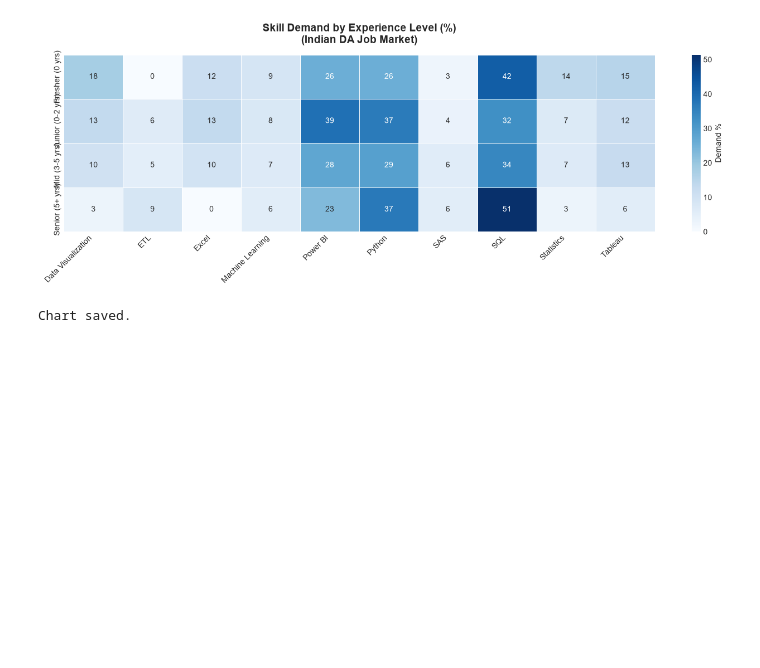
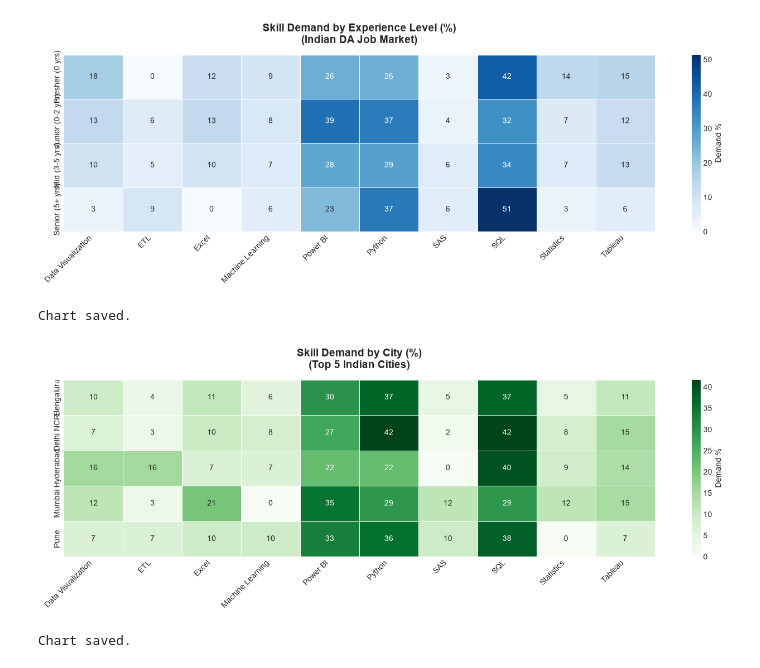
Before and after one commit to AbhishekSohal/Tech-Skill-Demand-Tracker, a Jupyter notebook: notebook/market_analysis.ipynb, the cells around one changed output. Saved outputs shown, nothing was run; the diff lists cells and outputs as text; code cells hidden in the pictures; blank space fills up the shorter version.

```diff
--- a/notebook/market_analysis.ipynb
+++ b/notebook/market_analysis.ipynb
@@ -303,3 +303,49 @@ print("Chart saved.")
 # %% [output]
 [figure]
 Chart saved.
+# %%
+# Chart 3 — Skill Demand by Top 5 Cities
+top_cities = df['primary_location'].value_counts().head(5).index.tolist()
+top_10_skills = skill_summary.head(10).index.tolist()
+
+city_skill_data = []
+for city in top_cities:
+    city_df = df[df['primary_location'] == city]
+    for skill in top_10_skills:
+        pct = city_df[skill].mean() * 100
+        city_skill_data.append({
+            'city': city,
+            'skill': skill,
+            'demand_pct': round(pct, 1)
+        })
+
+city_skill_df = pd.DataFrame(city_skill_data)
+
+pivot_city = city_skill_df.pivot(
+    index='city',
+    columns='skill',
+    values='demand_pct'
+)
+
+fig, ax = plt.subplots(figsize=(14, 5))
+sns.heatmap(
+    pivot_city,
+    annot=True,
+    fmt='.0f',
+    cmap='Greens',
+    linewidths=0.5,
+    ax=ax,
+    cbar_kws={'label': 'Demand %'}
+)
+ax.set_title('Skill Demand by City (%)\n(Top 5 Indian Cities)',
+             fontsize=14, fontweight='bold', pad=15)
+ax.set_xlabel('')
+ax.set_ylabel('')
+plt.xticks(rotation=45, ha='right')
+plt.tight_layout()
+plt.savefig('../data/skill_by_city.png', dpi=150, bbox_inches='tight')
+plt.show()
+print("Chart saved.")
+# %% [output]
+[figure, added]
+Chart saved.
```
Also changed, not shown: parts of 8 cells of this notebook.
